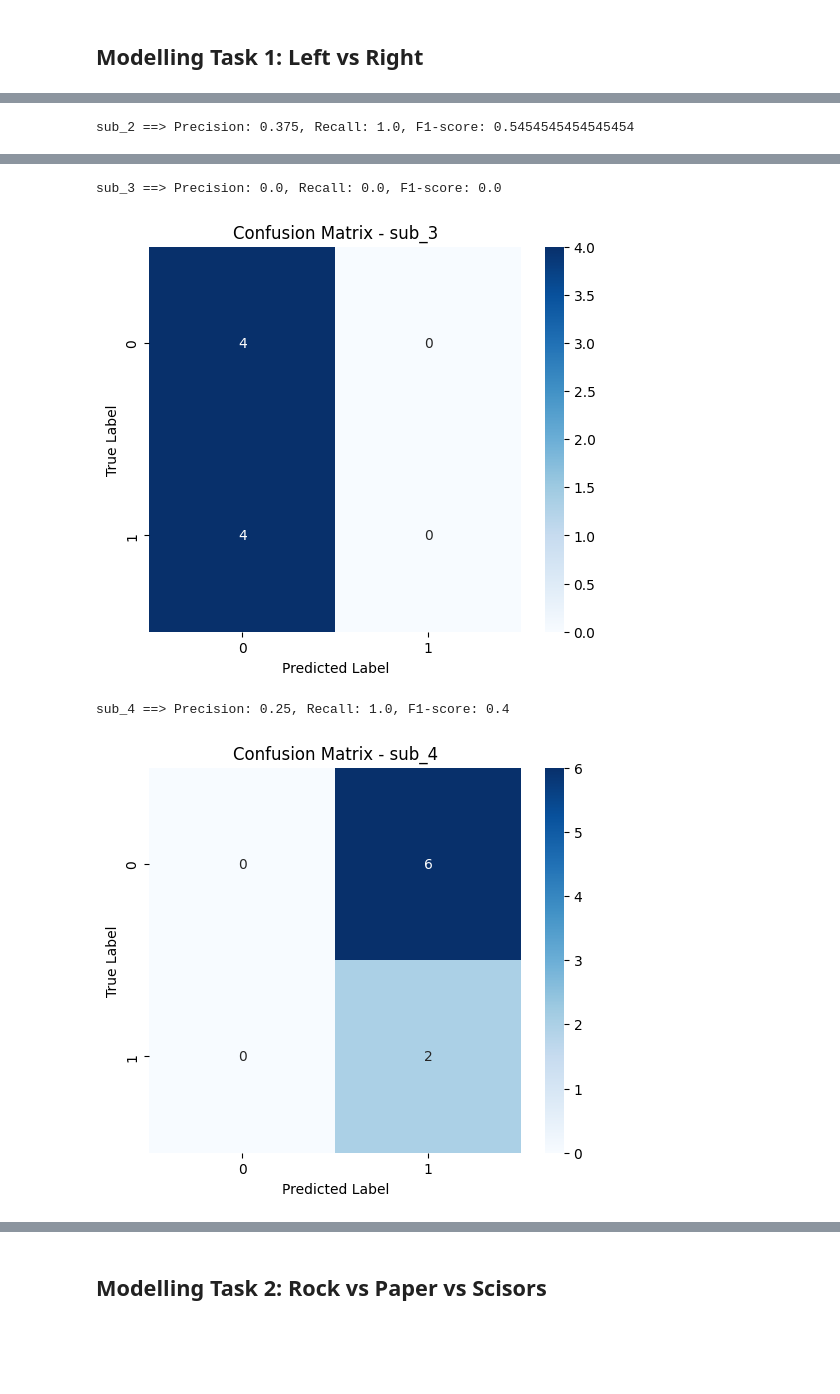
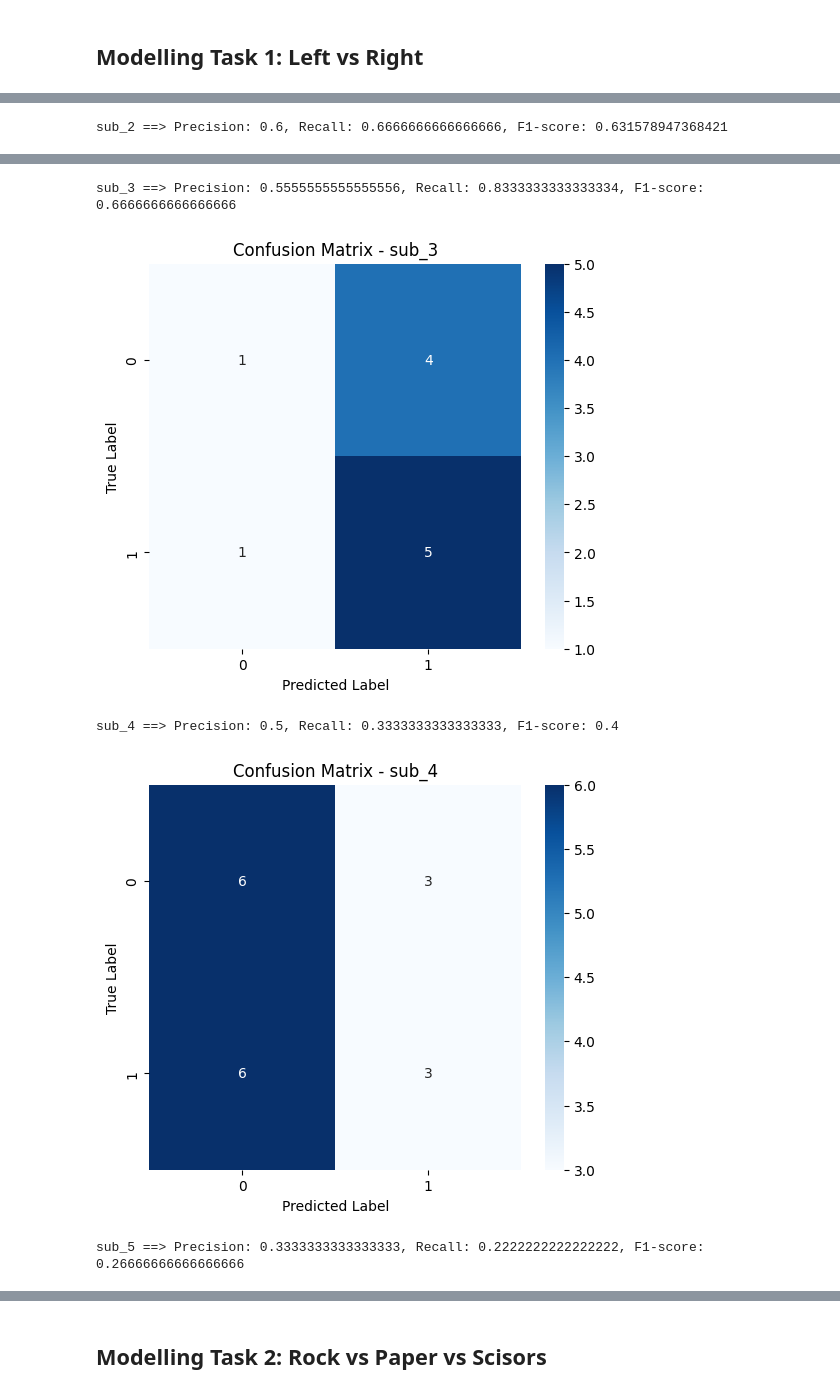
Before and after one commit to AdvaithRavishankar/COGS189_RPS, a Jupyter notebook: final.ipynb, the cells around one changed output, grey strips where cells are left out. Saved outputs shown, nothing was run; the diff lists cells and outputs as text; code cells hidden in the pictures; blank space fills up the shorter version.

```diff
--- a/final.ipynb
+++ b/final.ipynb
@@ -140,7 +140,7 @@ plt.show()
 # %%
 ignore = 100
 pre_onset_window = 200
-sample_window = 300 + pre_onset_window
+sample_window = 200 + pre_onset_window
 cleaned_data = {}
 
 for sub_id in list(data.keys()):
@@ -269,7 +269,7 @@ class Dataset(Dataset):
 
 
     def __len__(self):
-        return len(eeg_data)
+        return len(self.eeg_data)
 
     def __getitem__(self, idx):
         eeg = self.eeg_data[idx].transpose()[:, :self.sample_window]
@@ -279,3 +279,12 @@ class Dataset(Dataset):
         target = np.zeros([self.num_classes])
         target[label] = 1
         return torch.tensor(eeg).to(torch.float32), torch.tensor(target).to(torch.float32)
+# %%
+sub_ids = ["sub_1", "sub_2", "sub_3", "sub_4", "sub_5"]
+mode='rps'
+for sub_id in sub_ids:
+    train_set = Dataset(cleaned_data[sub_id]["train"], mode=mode, sample_window=sample_window)
+    val_set = Dataset(cleaned_data[sub_id]["val"], mode=mode, sample_window=sample_window)
+    test_set = Dataset(cleaned_data[sub_id]["test"], mode=mode, sample_window=sample_window)
+
+    print(len(train_set), len(val_set), len(test_set))
@@ -428,6 +410,6 @@ Epoch 1000/1000, Loss: 0.5619, Val Loss: 0.6593
 # %%
 print(f"Baseline (Random guess): {1/num_classes}")
-for sub_id in ["sub_1", "sub_2", "sub_3", "sub_4"]:
+for sub_id in sub_ids:
     f1 = results[sub_id]["f1"]
     precision = results[sub_id]["precision"]
     recall = results[sub_id]["recall"]
@@ -440 +422 @@ sub_1 ==> Precision: 0.0, Recall: 0.0, F1-score: 0.0
-sub_2 ==> Precision: 0.375, Recall: 1.0, F1-score: 0.5454545454545454
+sub_2 ==> Precision: 0.6, Recall: 0.6666666666666666, F1-score: 0.631578947368421
@@ -442,4 +424,5 @@ sub_2 ==> Precision: 0.375, Recall: 1.0, F1-score: 0.5454545454545454
-sub_3 ==> Precision: 0.0, Recall: 0.0, F1-score: 0.0
+sub_3 ==> Precision: 0.5555555555555556, Recall: 0.8333333333333334, F1-score: 0.6666666666666666
-[figure, old version]
+[figure, new version]
-sub_4 ==> Precision: 0.25, Recall: 1.0, F1-score: 0.4
+sub_4 ==> Precision: 0.5, Recall: 0.3333333333333333, F1-score: 0.4
-[figure, old version]
+[figure, new version]
+sub_5 ==> Precision: 0.3333333333333333, Recall: 0.2222222222222222, F1-score: 0.26666666666666666
```
Also changed, not shown: parts of 7 cells of this notebook, 1 other file.
